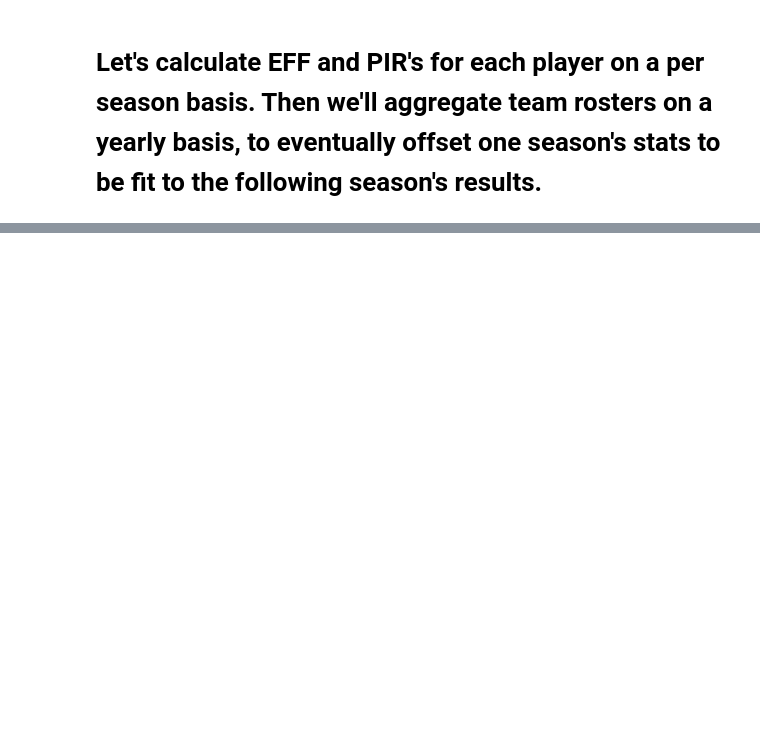
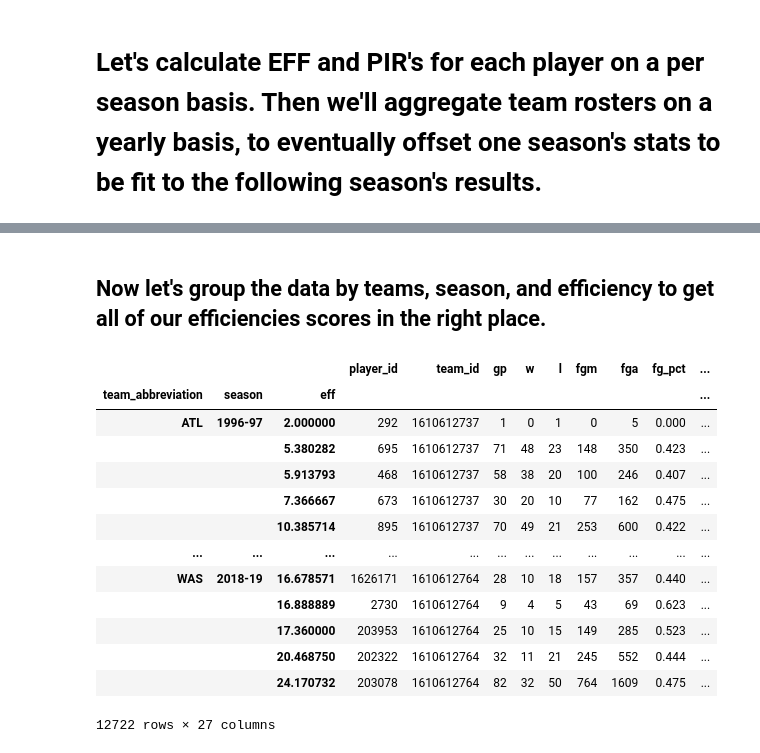
Before and after one commit to jangelchik/basketball_efficiency, a Jupyter notebook: data_and_plots.ipynb, the cells around one changed output, grey strips where cells are left out. Saved outputs shown, nothing was run; the diff lists cells and outputs as text; code cells hidden in the pictures; blank space fills up the shorter version.

```diff
--- a/data_and_plots.ipynb
+++ b/data_and_plots.ipynb
@@ -178,0 +163,19 @@ ax.legend()
+# %% [markdown]
+## Now let's group the data by teams, season, and efficiency to get all of our efficiencies scores in the right place.
+# %%
+df_nba.groupby(['team_abbreviation','season','eff']).first()
+# %% [output]
+|  |  |  | player_id | team_id | gp | w | l | fgm | fga | fg_pct | ... |
+| team_abbreviation | season | eff |  |  |  |  |  |  |  |  | ... |
+| ATL | 1996-97 | 2.000000 | 292 | 1610612737 | 1 | 0 | 1 | 0 | 5 | 0.000 | ... |
+|  |  | 5.380282 | 695 | 1610612737 | 71 | 48 | 23 | 148 | 350 | 0.423 | ... |
+|  |  | 5.913793 | 468 | 1610612737 | 58 | 38 | 20 | 100 | 246 | 0.407 | ... |
+|  |  | 7.366667 | 673 | 1610612737 | 30 | 20 | 10 | 77 | 162 | 0.475 | ... |
+|  |  | 10.385714 | 895 | 1610612737 | 70 | 49 | 21 | 253 | 600 | 0.422 | ... |
+| ... | ... | ... | ... | ... | ... | ... | ... | ... | ... | ... | ... |
+| WAS | 2018-19 | 16.678571 | 1626171 | 1610612764 | 28 | 10 | 18 | 157 | 357 | 0.440 | ... |
+|  |  | 16.888889 | 2730 | 1610612764 | 9 | 4 | 5 | 43 | 69 | 0.623 | ... |
+|  |  | 17.360000 | 203953 | 1610612764 | 25 | 10 | 15 | 149 | 285 | 0.523 | ... |
+|  |  | 20.468750 | 202322 | 1610612764 | 32 | 11 | 21 | 245 | 552 | 0.444 | ... |
+|  |  | 24.170732 | 203078 | 1610612764 | 82 | 32 | 50 | 764 | 1609 | 0.475 | ... |
+12722 rows × 27 columns
```
Also changed, not shown: parts of 12 cells of this notebook, 1 other file.
